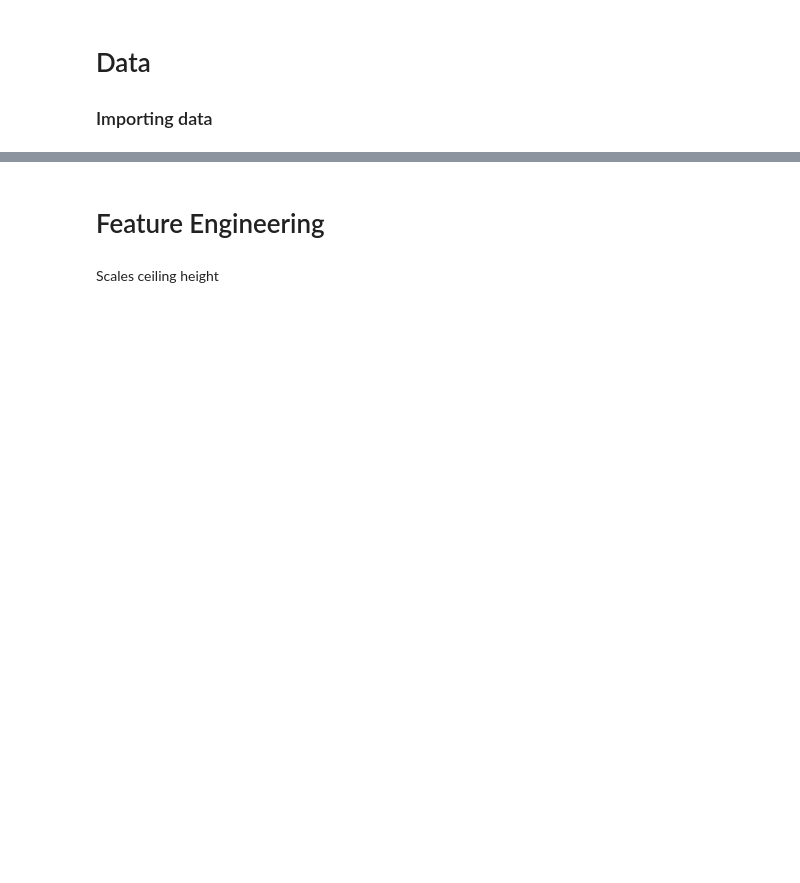
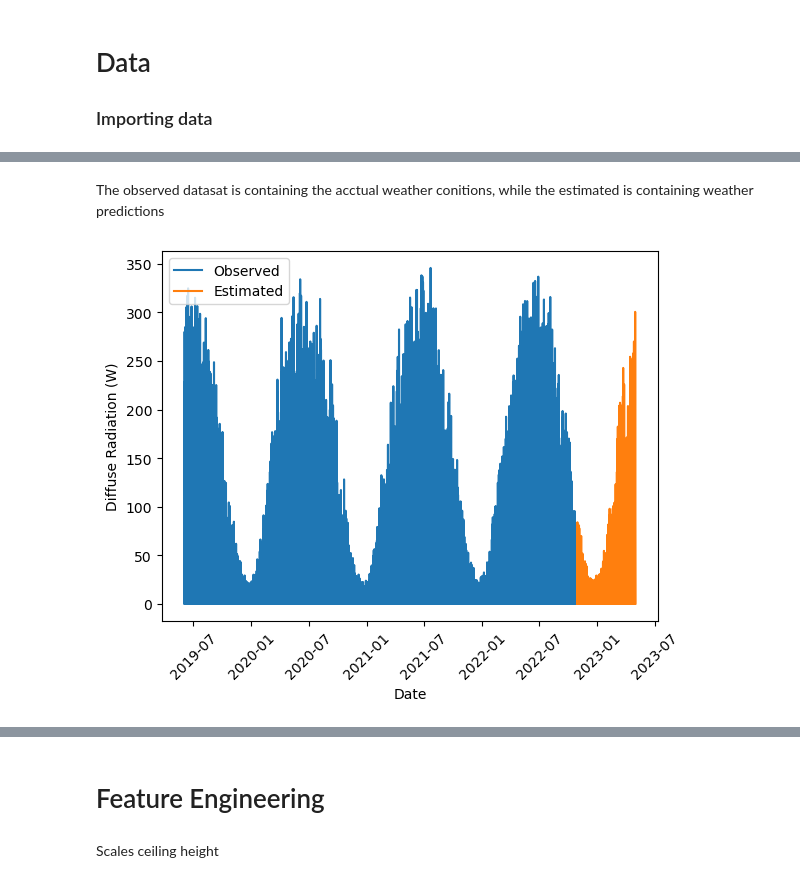
Before and after one commit to etfroeland/solarEnergyProductionForecasting, a Jupyter notebook: solar_prediction.ipynb, the cells around one changed output, grey strips where cells are left out. Drawn from its saved outputs; the diff is of its cells as text; code cells hidden in the pictures; blank space fills up the shorter version.

```diff
--- a/solar_prediction.ipynb
+++ b/solar_prediction.ipynb
@@ -20,4 +20,4 @@ train_a = pd.read_parquet('data/A/train_targets.parquet')
 # %%
-X_train_estimated_a = pd.read_parquet('data/A/X_train_estimated.parquet')
+X_estimated = pd.read_parquet('data/X_train_estimated.parquet')
 # %%
-X_train_observed_a = pd.read_parquet('data/A/X_train_observed.parquet')
+X_observed = pd.read_parquet('data/X_train_observed.parquet')
@@ -25,0 +42,12 @@ X_test_estimated_a = pd.read_parquet('data/A/X_test_estimated.parquet')
+# %% [markdown]
+The observed datasat is containing the acctual weather conitions, while the estimated is containing weather predictions
+# %%
+plt.plot(X_observed['date_forecast'], X_observed['diffuse_rad:W'], label='Observed')
+plt.plot(X_estimated['date_forecast'], X_estimated['diffuse_rad:W'], label='Estimated')
+plt.xlabel('Date')
+plt.ylabel('Diffuse Radiation (W)')
+plt.legend()
+plt.xticks(rotation=45)
+plt.show()
+# %% [output]
+[figure, added]
```
Also changed, not shown: parts of 50 cells of this notebook, 4 other files.
